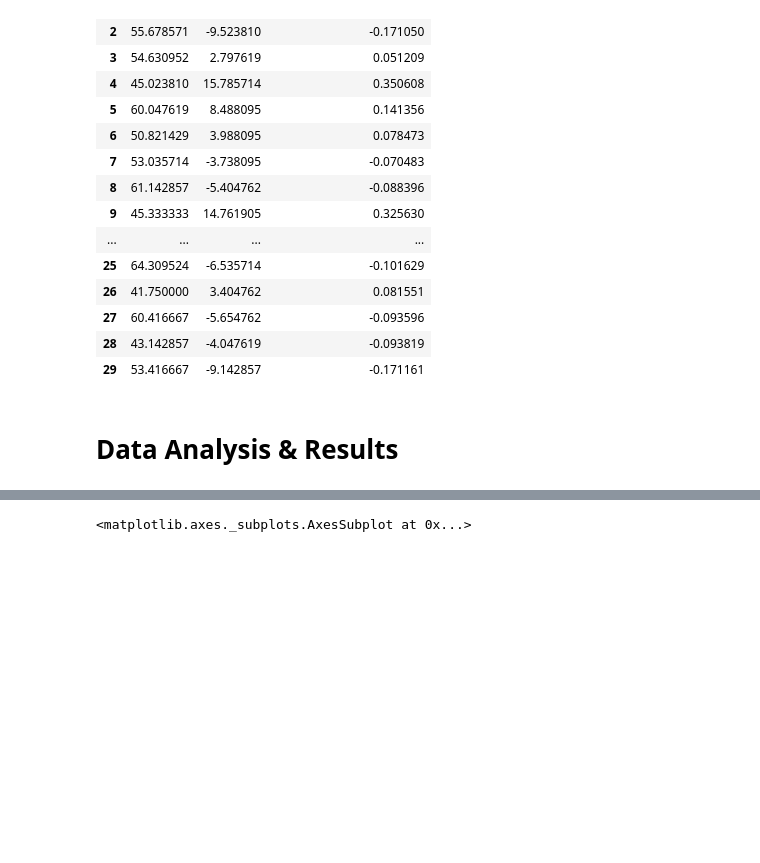
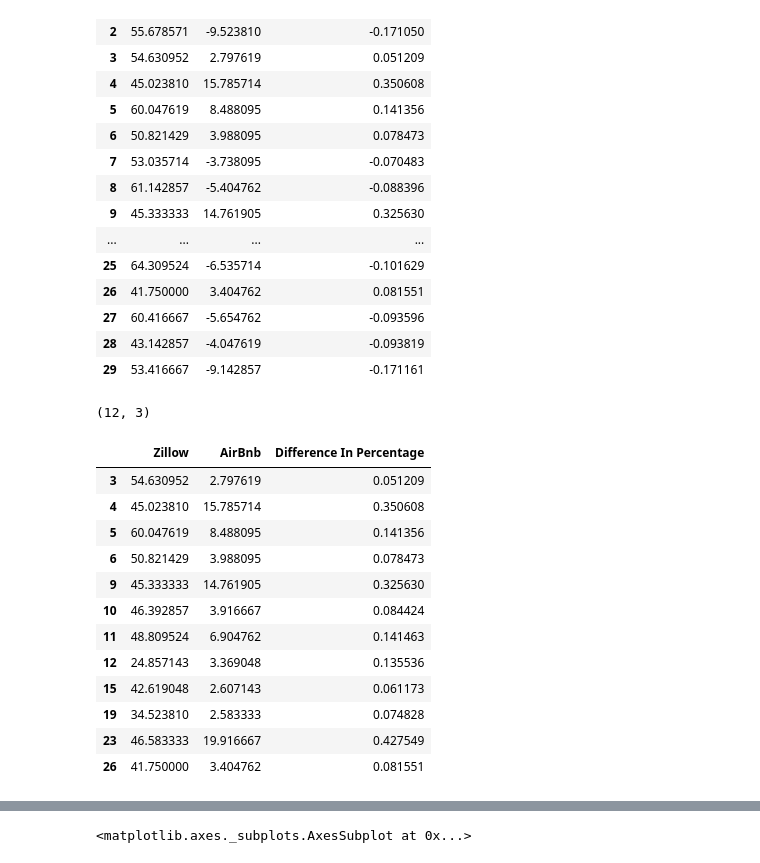
Before and after one commit to aaronaher619/COGS-108-Final-Project, a Jupyter notebook: PUSH.ipynb, the cells around one changed output, grey strips where cells are left out. Saved outputs shown, nothing was run; the diff lists cells and outputs as text; code cells hidden in the pictures; blank space fills up the shorter version.

```diff
--- a/PUSH.ipynb
+++ b/PUSH.ipynb
@@ -592,5 +594,22 @@ LR
 | 27 | 60.416667 | -5.654762 | -0.093596 |
 | 28 | 43.142857 | -4.047619 | -0.093819 |
 | 29 | 53.416667 | -9.142857 | -0.171161 |
-# %% [markdown]
-# Data Analysis & Results
+# %%
+positive = LR[LR['Difference In Percentage'] > 0]
+print(positive.shape)
+positive
+# %% [output]
+(12, 3)
+|  | Zillow | AirBnb | Difference In Percentage |
+| 3 | 54.630952 | 2.797619 | 0.051209 |
+| 4 | 45.023810 | 15.785714 | 0.350608 |
+| 5 | 60.047619 | 8.488095 | 0.141356 |
+| 6 | 50.821429 | 3.988095 | 0.078473 |
+| 9 | 45.333333 | 14.761905 | 0.325630 |
+| 10 | 46.392857 | 3.916667 | 0.084424 |
+| 11 | 48.809524 | 6.904762 | 0.141463 |
+| 12 | 24.857143 | 3.369048 | 0.135536 |
+| 15 | 42.619048 | 2.607143 | 0.061173 |
+| 19 | 34.523810 | 2.583333 | 0.074828 |
+| 23 | 46.583333 | 19.916667 | 0.427549 |
+| 26 | 41.750000 | 3.404762 | 0.081551 |
```
Also changed, not shown: parts of 3 cells of this notebook.
